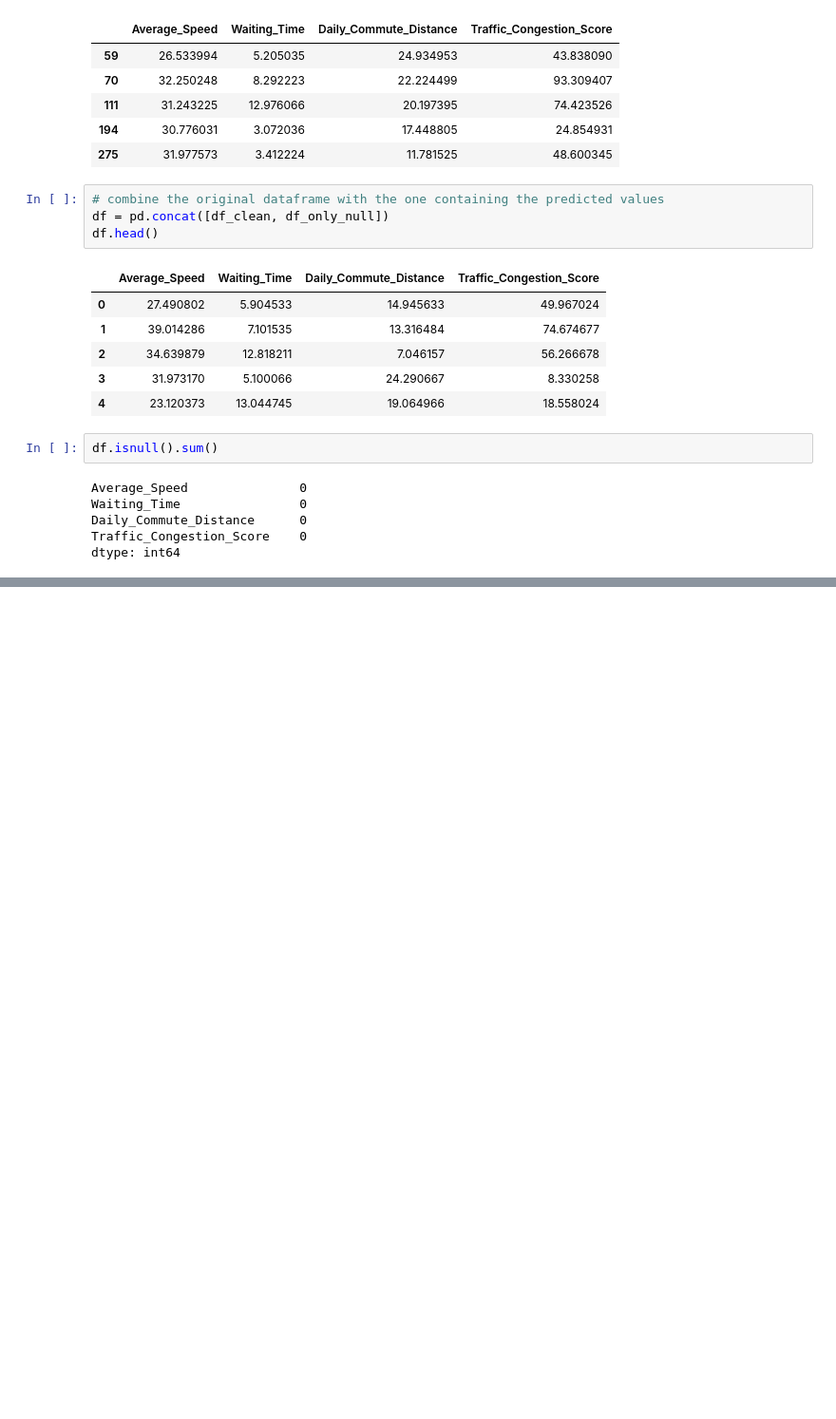
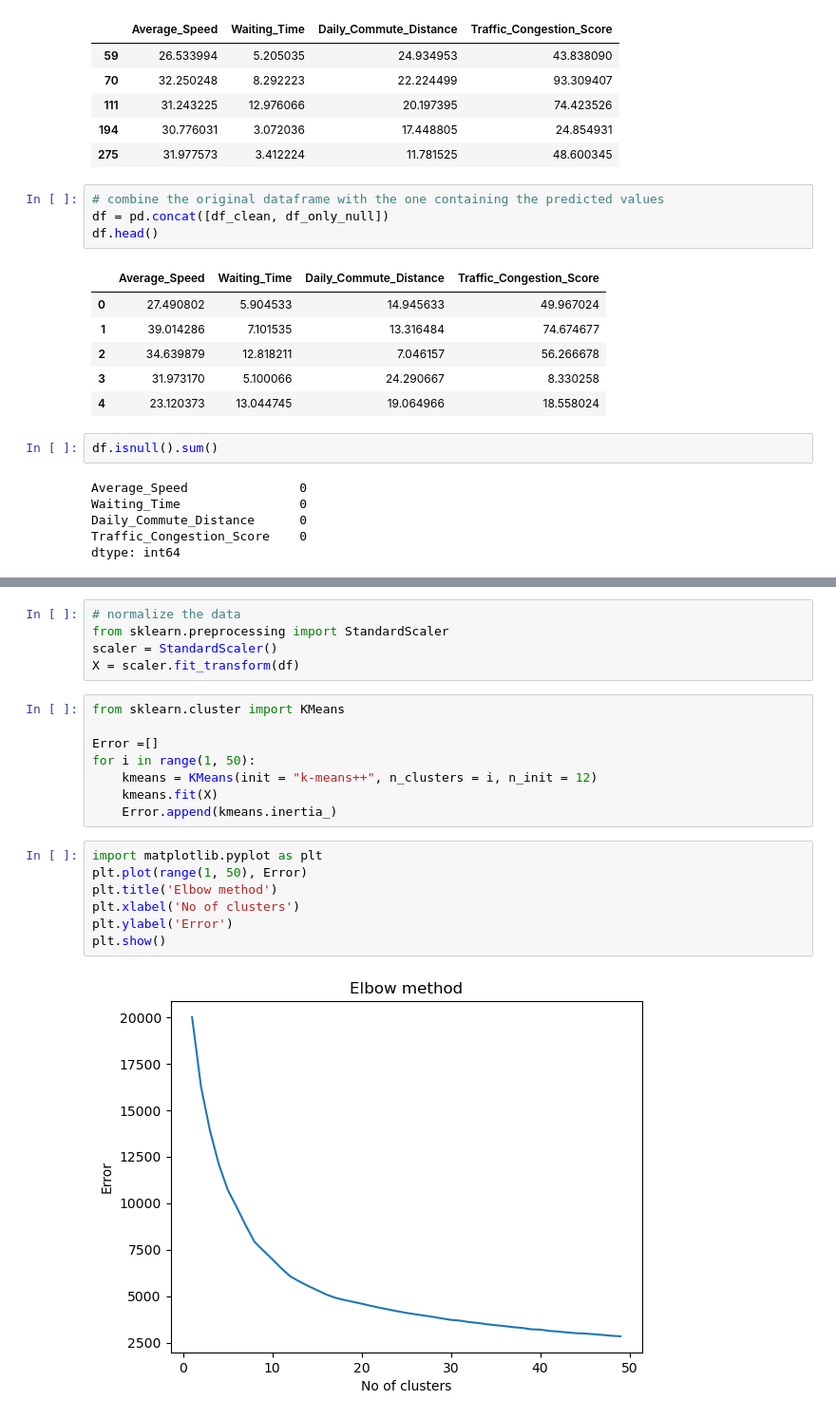
Before and after one commit to jlang62/ml-nlp-exam, a Jupyter notebook: notebooks/01_Clustering.ipynb, the cells around one changed output, grey strips where cells are left out. Shown at 95% size. Drawn from its saved outputs; the diff is of its cells as text; blank space fills up the shorter version.

Commit message:
task 1 clustering

```diff
--- a/notebooks/01_Clustering.ipynb
+++ b/notebooks/01_Clustering.ipynb
@@ -185,0 +204,22 @@ dtype: int64
+# %%
+# normalize the data
+from sklearn.preprocessing import StandardScaler
+scaler = StandardScaler()
+X = scaler.fit_transform(df)
+# %%
+from sklearn.cluster import KMeans
+
+Error =[]
+for i in range(1, 50):
+    kmeans = KMeans(init = "k-means++", n_clusters = i, n_init = 12)
+    kmeans.fit(X)
+    Error.append(kmeans.inertia_)
+# %%
+import matplotlib.pyplot as plt
+plt.plot(range(1, 50), Error)
+plt.title('Elbow method')
+plt.xlabel('No of clusters')
+plt.ylabel('Error')
+plt.show()
+# %% [output]
+[figure, added]
```
Also changed, not shown: parts of 8 cells of this notebook.
